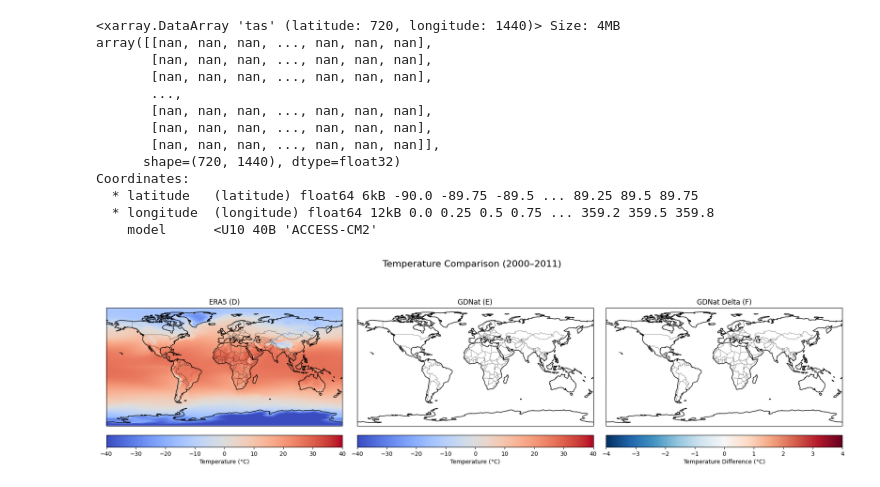
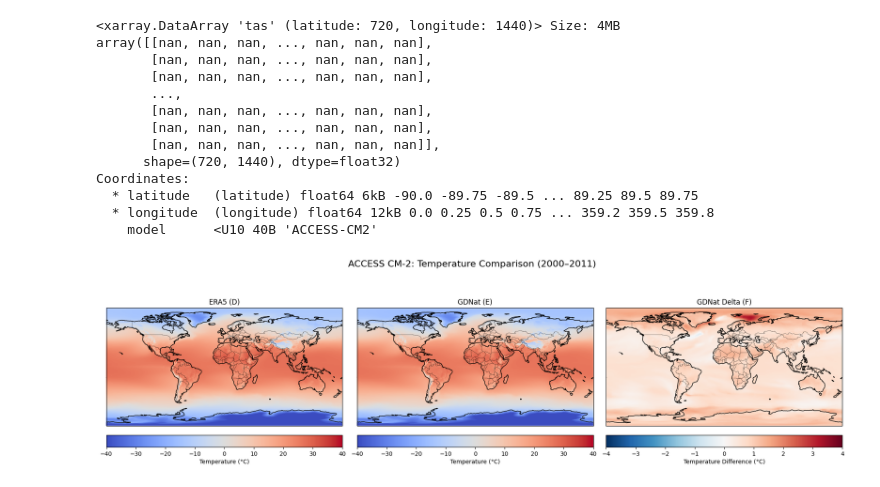
Before and after one commit to yougsanghvi/global_suicide_dummy, a Jupyter notebook: code/gdnat_data_exploration.ipynb, the cells around one changed output. Cells and saved outputs as stored; diff of their text form; code cells hidden in the pictures.

```diff
--- a/code/gdnat_data_exploration.ipynb
+++ b/code/gdnat_data_exploration.ipynb
@@ -30,15 +30,16 @@ gdnat_1 = os.path.join(
 
 gdnat_2 = os.path.join(
   data_dir_gdnat,
-  "geographic_data",
-  "gdnat_ACCESS-CM2_tas_1979-1999_v2025-02-11.zarr",
+  "climate_data",
+  "gdnat_ACCESS-CM2_tas_2000-2020_v2025-02-11.zarr",
 )
 
 data_dir_era5 = "/global/scratch/users/yougsanghvi"
 
 # List files in the directory to verify
 
-dir_toverify = gdnat_2
+"""
+dir_toverify = gdnat_1
 
 try:
     files = os.listdir(dir_toverify)
@@ -49,4 +50,5 @@ except FileNotFoundError:
     print(f"Directory not found: {dir_toverify}")
 except PermissionError:
     print(f"Permission denied to access: {dir_toverify}")
+"""
 # %% [output]
@@ -56,10 +56,7 @@ climate_data
 # %%
 # load data
-gdnat_data = xr.open_zarr(gdnat_1)
-
-# view the data
-# gdnat_data
-gdnat_data.values
+gdnat_data_1 = xr.open_zarr(gdnat_1)
+gdnat_data_2 = xr.open_zarr(gdnat_2)
 # %% [output]
 <bound method Mapping.values of <xarray.Dataset> Size: 32GB
 Dimensions:  (lat: 720, lon: 1440, model: 1, time: 7665)
@@ -130,11 +144,11 @@ GDNat dims: ('lat', 'lon')
 # %%
 # Set your time range for comparison
-start_date = "1995-01-01"
-end_date = "2005-12-31"
+start_date = "2000-01-01"
+end_date = "2011-12-31"
 
 # Load ERA5 daily data (merge across years if needed)
 
-era5_files = [f"{data_dir_era5}/era5_daily_mean_{year}.nc" for year in range(1995, 2006)]
+era5_files = [f"{data_dir_era5}/era5_daily_mean_{year}.nc" for year in range(2000, 2012)]
 
 print("loading ERA5 files")
 era5_ds = xr.open_mfdataset(
@@ -149,7 +163,7 @@ print("finished ERA5 loading files")
 # Select time range
 print("slicing both files")
 era5_sel = era5_ds.sel(time=slice(start_date, end_date))
-gdnat_sel = gdnat_data.sel(time=slice(start_date, end_date))
+gdnat_sel = gdnat_data_2.sel(time=slice(start_date, end_date))
 print("finished slicing files")
 
 # Ensure temperature units are comparable (ERA5 is in Kelvin, GDNat usually too)
@@ -210,34 +224,34 @@ Coordinates:
     model      <U10 40B 'ACCESS-CM2'
 # %%
 
-# Plotting
+# Plotting a map with an estimate for anthropogenic global warming
 fig, axs = plt.subplots(1, 3, figsize=(18, 5), subplot_kw={'projection': ccrs.PlateCarree()}, constrained_layout=True)
 
 # Panel D: ERA5
 im1 = axs[0].pcolormesh(era5_mean['longitude'], era5_mean['latitude'], era5_mean,
                         cmap='coolwarm', vmin=-40, vmax=40, transform=ccrs.PlateCarree())
 axs[0].set_title("ERA5 (D)")
 axs[0].coastlines()
 axs[0].add_feature(cfeature.BORDERS, linewidth=0.3)
 plt.colorbar(im1, ax=axs[0], orientation='horizontal', label='Temperature (°C)')
 
 # Panel E: GDNat
 im2 = axs[1].pcolormesh(gdnat_mean['longitude'], gdnat_mean['latitude'], gdnat_mean,
                         cmap='coolwarm', vmin=-40, vmax=40, transform=ccrs.PlateCarree())
 axs[1].set_title("GDNat (E)")
 axs[1].coastlines()
 axs[1].add_feature(cfeature.BORDERS, linewidth=0.3)
 plt.colorbar(im2, ax=axs[1], orientation='horizontal', label='Temperature (°C)')
 
 # Panel F: Delta
 im3 = axs[2].pcolormesh(delta['longitude'], delta['latitude'], delta,
                         cmap='RdBu_r', vmin=-4, vmax=4, transform=ccrs.PlateCarree())
 axs[2].set_title("GDNat Delta (F)")
 axs[2].coastlines()
 axs[2].add_feature(cfeature.BORDERS, linewidth=0.3)
 plt.colorbar(im3, ax=axs[2], orientation='horizontal', label='Temperature Difference (°C)')
 
-plt.suptitle("Temperature Comparison (2000–2011)", fontsize=16)
+plt.suptitle("ACCESS CM-2: Temperature Comparison (2000–2011)", fontsize=16)
 plt.show()
 # %% [output]
-[figure, old version]
+[figure, new version]
```
Also changed, not shown: parts of 5 cells of this notebook.
